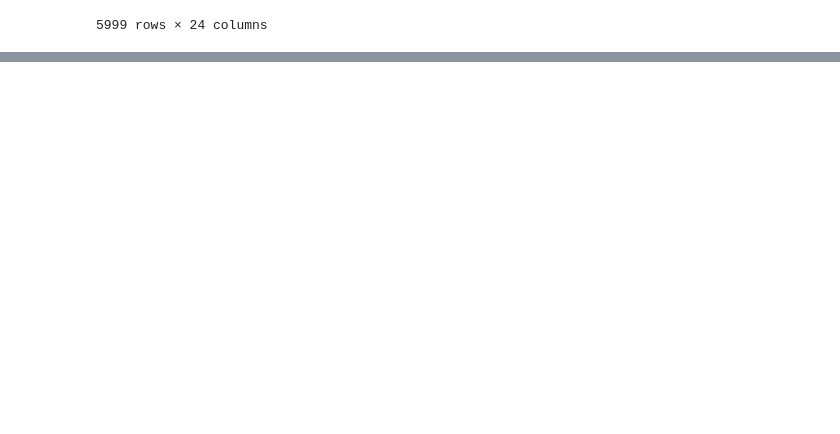
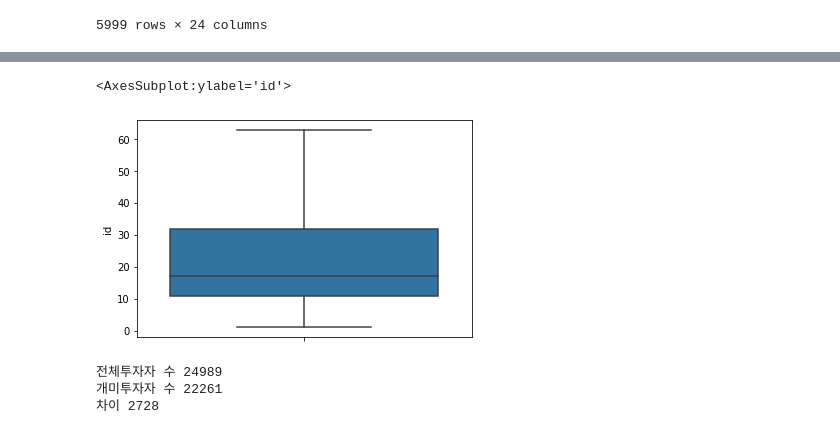
Before and after one commit to hhh6593/TIL, a Jupyter notebook: ver1.ipynb, the cells around one changed output, grey strips where cells are left out. Cells and saved outputs as stored; diff of their text form; code cells hidden in the pictures; blank space fills up the shorter version.

```diff
--- a/ver1.ipynb
+++ b/ver1.ipynb
@@ -127,3 +127,6 @@ march_27[march_27['stock_name']=='씨젠']
 | 556578 | A00023519 | 2020-03-27 | 2 | 30 | 충북 | 2 | 00000A096530 | 씨젠 | 3 | 2 | ... |
 | 540597 | A00023148 | 2020-03-27 | 1 | 40 | 전북 | 3 | 00000A096530 | 씨젠 | 3 | 2 | ... |
 5999 rows × 24 columns
+# %%
+df['week'] = df['day'].dt.week
+df['weekday'] = df['day'].dt.weekday
@@ -129,0 +217,5 @@ march_27[march_27['stock_name']=='씨젠']
+# %%
+sns.boxplot(y=df['id'].value_counts(), showfliers=False)
+# %% [output]
+<AxesSubplot:ylabel='id'>
+[figure, added]
@@ -129,0 +229,8 @@ march_27[march_27['stock_name']=='씨젠']
+# %%
+print('전체투자자 수', len(df['id'].unique()))
+print('개미투자자 수', len(trading_df['id'].unique()))
+print('차이', len(df['id'].unique()) - len(trading_df['id'].unique()))
+# %% [output]
+전체투자자 수 24989
+개미투자자 수 22261
+차이 2728
```
Also changed, not shown: parts of 24 cells of this notebook.
